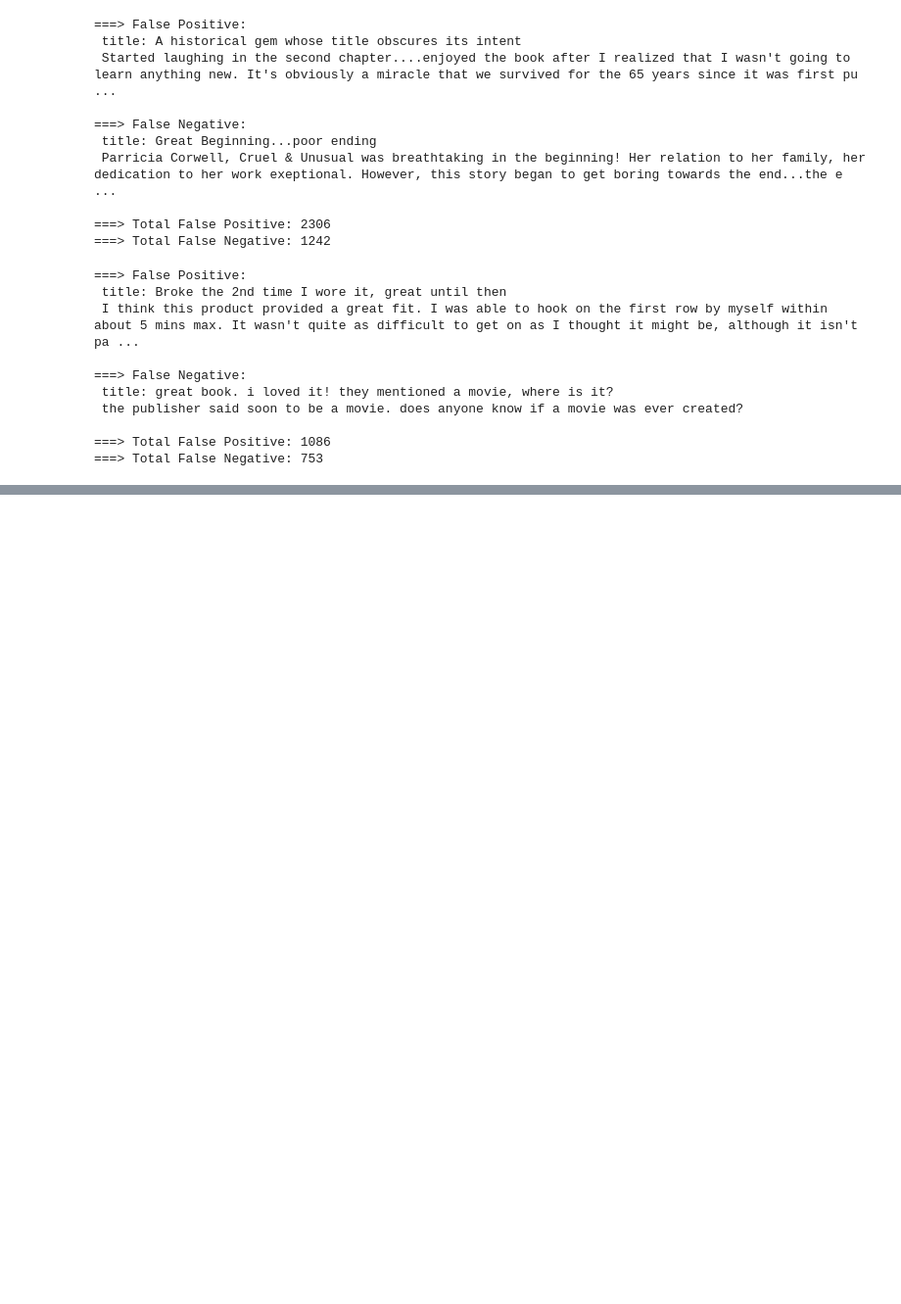
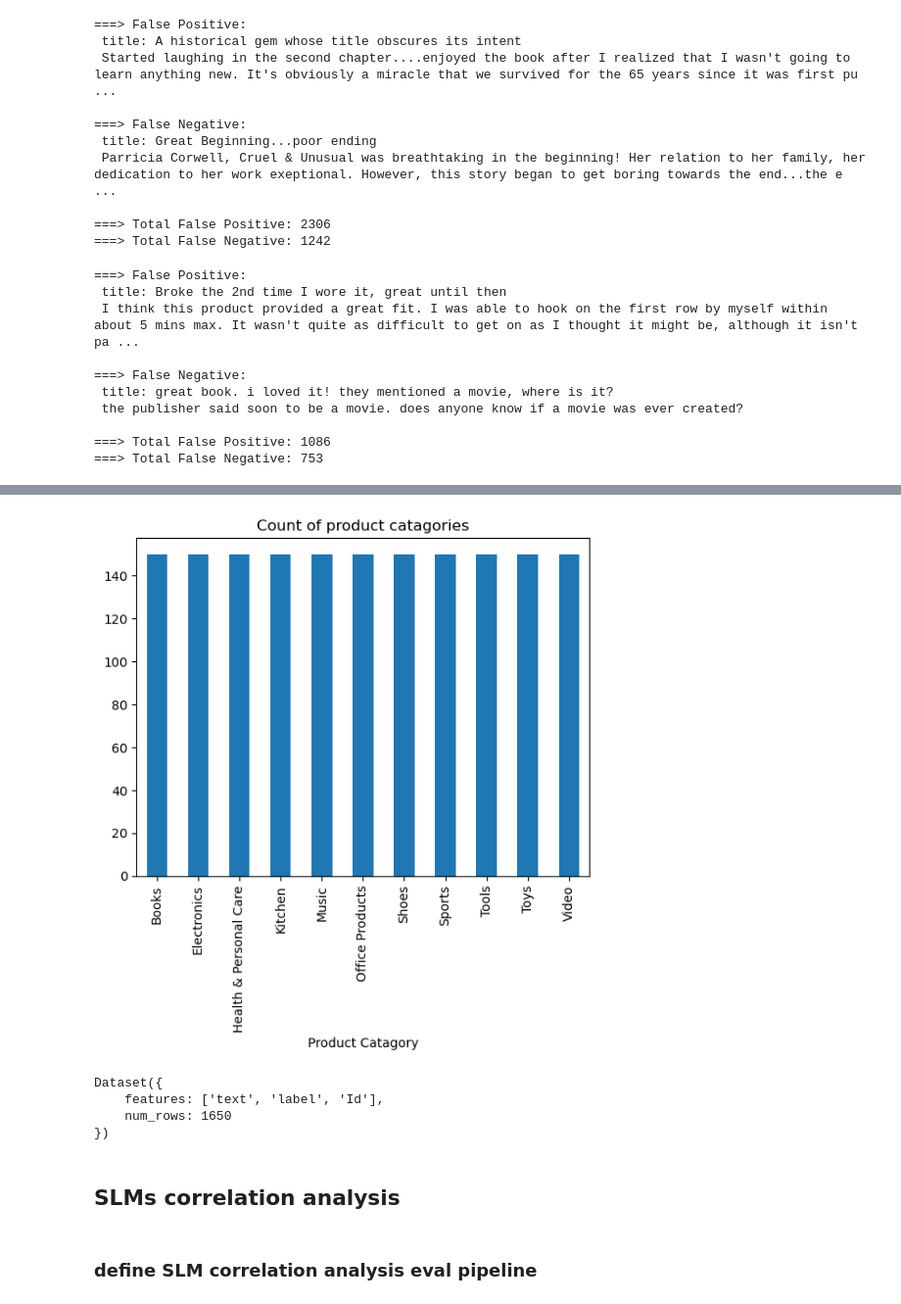
Before and after one commit to yunke-l/CS7980-Capstone, a Jupyter notebook: Capstone.ipynb, the cells around one changed output, grey strips where cells are left out. Shown at 98% size. Saved outputs shown, nothing was run; the diff lists cells and outputs as text; code cells hidden in the pictures; blank space fills up the shorter version.

```diff
--- a/Capstone.ipynb
+++ b/Capstone.ipynb
@@ -970,0 +1031,38 @@ runtime : 57.5096800327301
+# %%
+## select 11 products categories
+
+id2label = {0: "Books", 1: "Music", 2: "Video", 3:"Toys", 4: "Tools", 5: "Office Products",
+            6: "Electronics", 7: "Kitchen", 8: "Sports", 9: "Shoes",
+           10: "Health & Personal Care"}
+
+label2id = {"Books": 0, "Music": 1, "Video":2, "Toys": 3, "Tools": 4, "Office Products": 5,
+            "Electronics": 6, "Kitchen": 7, "Sports": 8, "Shoes": 9,
+           "Health & Personal Care": 10}
+# %%
+# create json file to store data
+if not os.path.exists("./amazon_prod_review_cls_train.json") or not os.path.exists("./amazon_prod_review_cls_test.json"):
+   data = {'train':[], 'test':[]}
+   min_length = 80
+   for label in label2id.keys():
+       df_i = df.query(f"product_category == '{label}'")
+       mask = df_i['review_body'].str.len() > min_length
+       df_i = df_i[mask].sample(200)
+       df_i = df_i[['Id', 'review_body']].rename(columns = {'review_body': 'text'})
+       df_i['label'] = label2id[label]
+       df_i_train = df_i[:150]
+       df_i_test = df_i[150:]
+       data['train'].extend(json.loads(df_i_train.to_json(orient="records")))
+       data['test'].extend(json.loads(df_i_test.to_json(orient="records")))
+   with open("./amazon_prod_review_cls_train.json", "w") as f:
+       json.dump(data['train'], f)
+   with open("./amazon_prod_review_cls_test.json", "w") as f:
+       json.dump(data['test'], f)
+   print('==> train data size:', len(data['train']))
+   print('==> test data size:', len(data['test']))
+# %%
+# visualize data distribution
+ax = pd.DataFrame(data['train'])['label'].map(id2label).value_counts().sort_index().plot(kind='bar', title='Count of product catagories')
+ax.set_xlabel('Product Catagory')
+plt.show()
+# %% [output]
+[figure, added]
@@ -970,0 +1078,11 @@ runtime : 57.5096800327301
+# %%
+train_dataset
+# %% [output]
+Dataset({
+    features: ['text', 'label', 'Id'],
+    num_rows: 1650
+})
+# %% [markdown]
+## SLMs correlation analysis
+# %% [markdown]
+### define SLM correlation analysis eval pipeline
```
Also changed, not shown: parts of 130 cells of this notebook.
